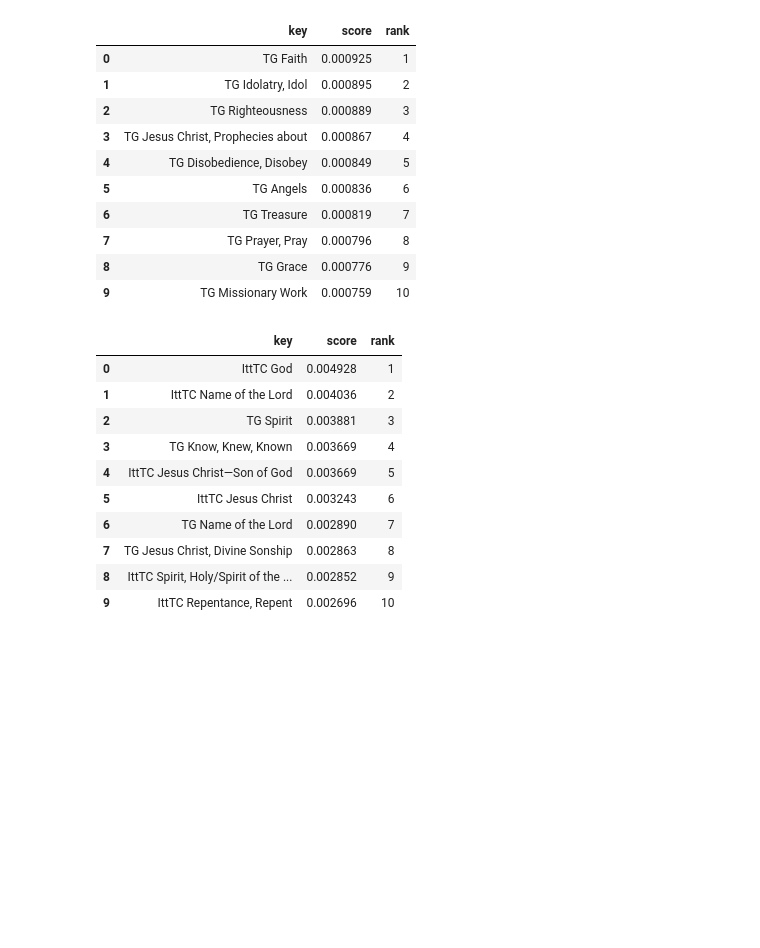
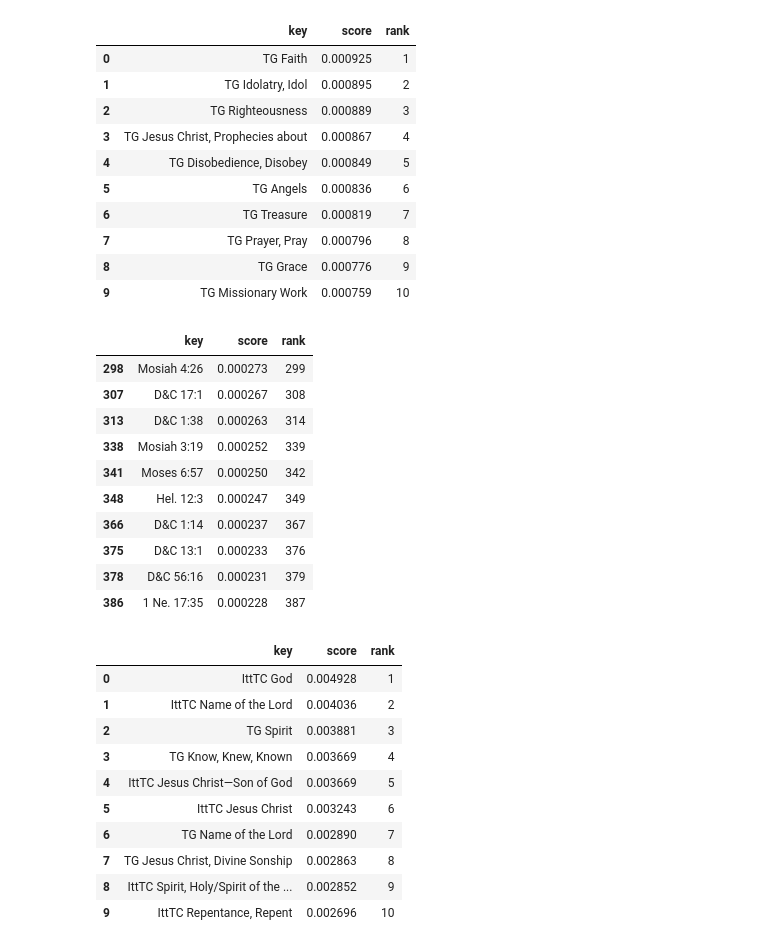
Before and after one commit to skearnes/scripture-graph, a Jupyter notebook: posts/2021-01-08/post.ipynb, the cells around one changed output. Cells and saved outputs as stored; diff of their text form; code cells hidden in the pictures; blank space fills up the shorter version.

```diff
--- a/posts/2021-01-08/post.ipynb
+++ b/posts/2021-01-08/post.ipynb
@@ -307,6 +321,6 @@ degree_df.head(10)
 # %%
-degree_df = notebook_lib.assign_ranks(nx.pagerank(subgraph))
-degree_df.head(10)
+pagerank_df = notebook_lib.assign_ranks(nx.pagerank(subgraph))
+pagerank_df.head(10)
 # %% [output]
 |  | key | score | rank |
 | 0 | TG Faith | 0.000925 | 1 |
@@ -319,6 +333,20 @@ degree_df.head(10)
 | 7 | TG Prayer, Pray | 0.000796 | 8 |
 | 8 | TG Grace | 0.000776 | 9 |
 | 9 | TG Missionary Work | 0.000759 | 10 |
+# %%
+pagerank_df[~pagerank_df.key.str.startswith('TG')].head(10)
+# %% [output]
+|  | key | score | rank |
+| 298 | Mosiah 4:26 | 0.000273 | 299 |
+| 307 | D&C 17:1 | 0.000267 | 308 |
+| 313 | D&C 1:38 | 0.000263 | 314 |
+| 338 | Mosiah 3:19 | 0.000252 | 339 |
+| 341 | Moses 6:57 | 0.000250 | 342 |
+| 348 | Hel. 12:3 | 0.000247 | 349 |
+| 366 | D&C 1:14 | 0.000237 | 367 |
+| 375 | D&C 13:1 | 0.000233 | 376 |
+| 378 | D&C 56:16 | 0.000231 | 379 |
+| 386 | 1 Ne. 17:35 | 0.000228 | 387 |
 # %%
 hubs, authorities = nx.hits(subgraph, max_iter=1000)
 # %%
```
Also changed, not shown: parts of 5 cells of this notebook.
